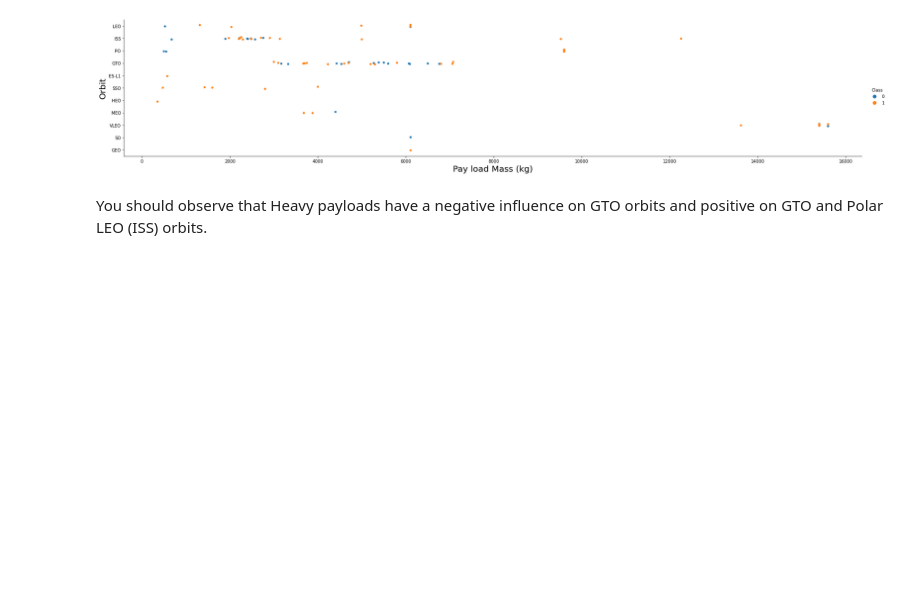
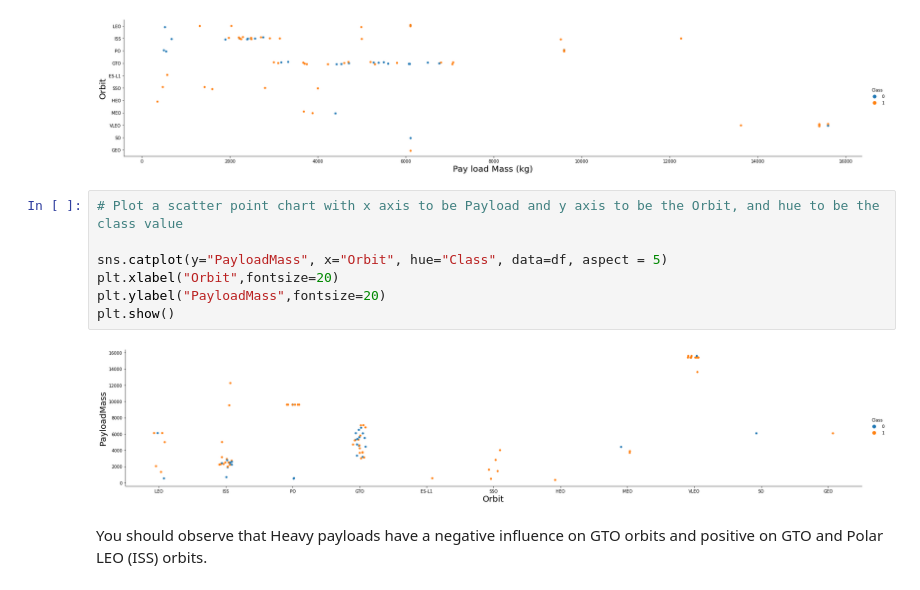
Before and after one commit to ermelindo1/IBM_Capstone_Data_Science, a Jupyter notebook: EDA with Visualization lab.ipynb, the cells around one changed output. Cells and saved outputs as stored; diff of their text form; blank space fills up the shorter version.

```diff
--- a/EDA with Visualization lab.ipynb
+++ b/EDA with Visualization lab.ipynb
@@ -175,6 +175,15 @@ plt.ylabel("Orbit",fontsize=20)
 plt.show()
 # %% [output]
 [figure]
+# %%
+# Plot a scatter point chart with x axis to be Payload and y axis to be the Orbit, and hue to be the class value
+
+sns.catplot(y="PayloadMass", x="Orbit", hue="Class", data=df, aspect = 5)
+plt.xlabel("Orbit",fontsize=20)
+plt.ylabel("PayloadMass",fontsize=20)
+plt.show()
+# %% [output]
+[figure, added]
 # %% [markdown]
 You should observe that Heavy payloads have a negative influence on GTO orbits and positive on GTO and Polar LEO (ISS) orbits.
 # %% [markdown]
```
Also changed, not shown: parts of 5 cells of this notebook.
